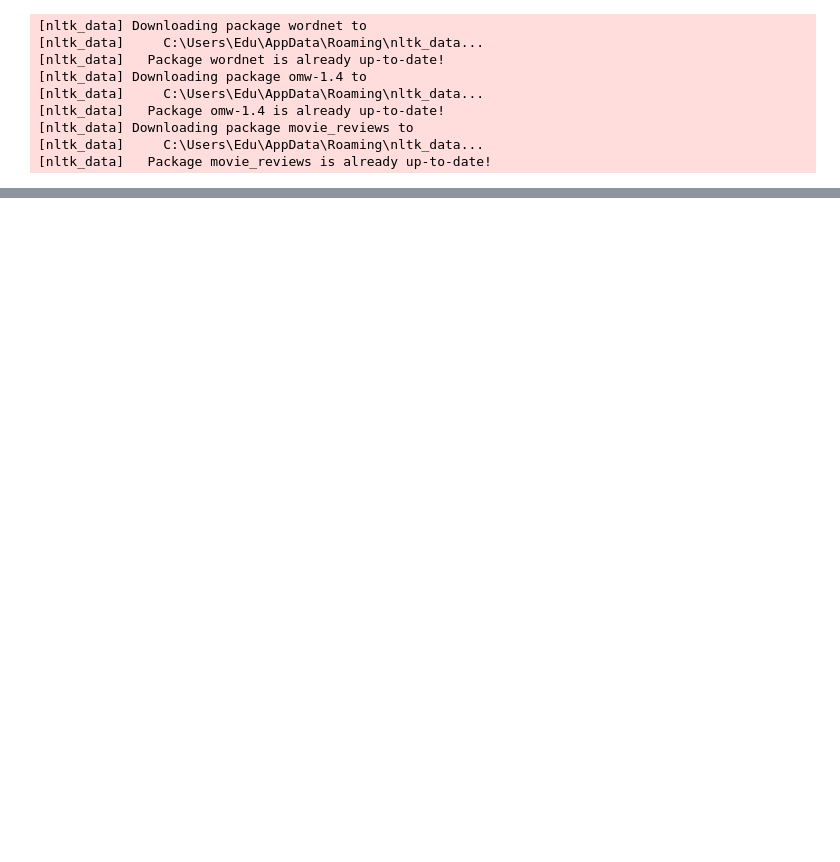
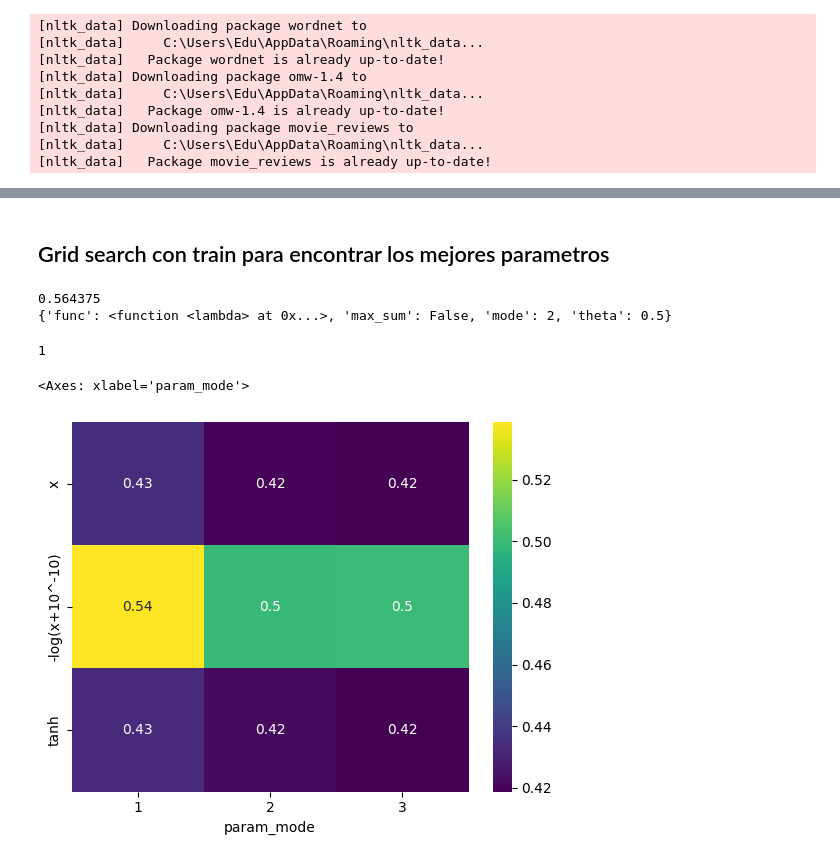
Before and after one commit to Nifel13/PLH---Movie-review-predictor, a Jupyter notebook: detecció_opinions2.ipynb, the cells around one changed output, grey strips where cells are left out. Saved outputs shown, nothing was run; the diff lists cells and outputs as text; code cells hidden in the pictures; blank space fills up the shorter version.

```diff
--- a/detecció_opinions2.ipynb
+++ b/detecció_opinions2.ipynb
@@ -76,0 +93,56 @@ import pandas as pd
+# %% [markdown]
+## Grid search con train para encontrar los mejores parametros
+# %%
+class MovieReviewCategorizer(BaseEstimator, ClassifierMixin):
+    def __init__(self, func=lambda x: -log(x), mode=3, max_sum=False, theta=1):
+        self.func = func
+        self.mode = mode
+        self.max_sum = max_sum
+        self.theta = theta
+
+    def fit(self, X, y=None):
+        return self
+
+    def predict(self, X):
+        return [movie_review_categorizer(movie, self.func, self.mode,self.max_sum,self.theta) for movie in X]
+
+# Define the parameter grid
+param_grid = {
+    'func': [lambda x: x, lambda x: -log(x+10**-10), lambda x: tanh(x)],
+    'mode': [1, 2, 3],
+    'max_sum': [True, False],
+    'theta': [0.5, 1, 1.5, 2],
+}
+
+# Create the GridSearchCV object
+grid = GridSearchCV(MovieReviewCategorizer(), param_grid)
+
+# Fit the GridSearchCV object to the data
+grid.fit(X_train, y_train)
+print(grid.best_score_)
+print(grid.best_params_)
+# %% [output]
+0.564375
+{'func': <function <lambda> at 0x...>, 'max_sum': False, 'mode': 2, 'theta': 0.5}
+# %%
+# encontramos que función lambda es la mejor
+for func in param_grid['func']:
+    if func == grid.best_params_['func']:
+        print(param_grid['func'].index(func))
+# %% [output]
+1
+# %%
+import seaborn as sns
+# Get the results in a DataFrame
+funcs = ["x", "-log(x+10^-10)", "tanh"]
+results = pd.DataFrame(grid.cv_results_)
+results.drop_duplicates(subset=['param_func', 'param_mode'], inplace=True)
+pivoted_results = results.pivot(index='param_func', columns='param_mode', values='mean_test_score')
+pivoted_results = pivoted_results.fillna(0)
+# Plot the heatmap
+# change the row names to funcs
+pivoted_results.index = funcs
+sns.heatmap(pivoted_results, annot=True, cmap='viridis')
+# %% [output]
+<Axes: xlabel='param_mode'>
+[figure, added]
```
Also changed, not shown: parts of 20 cells of this notebook.
